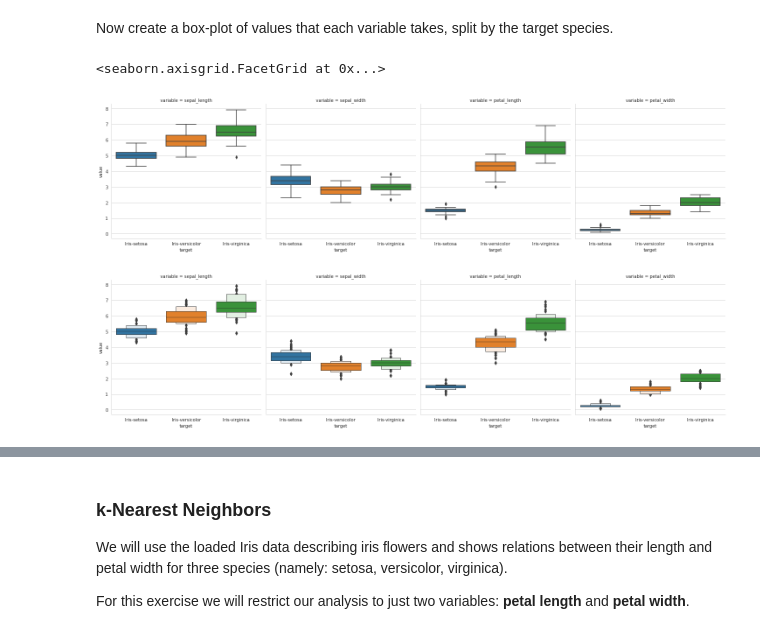
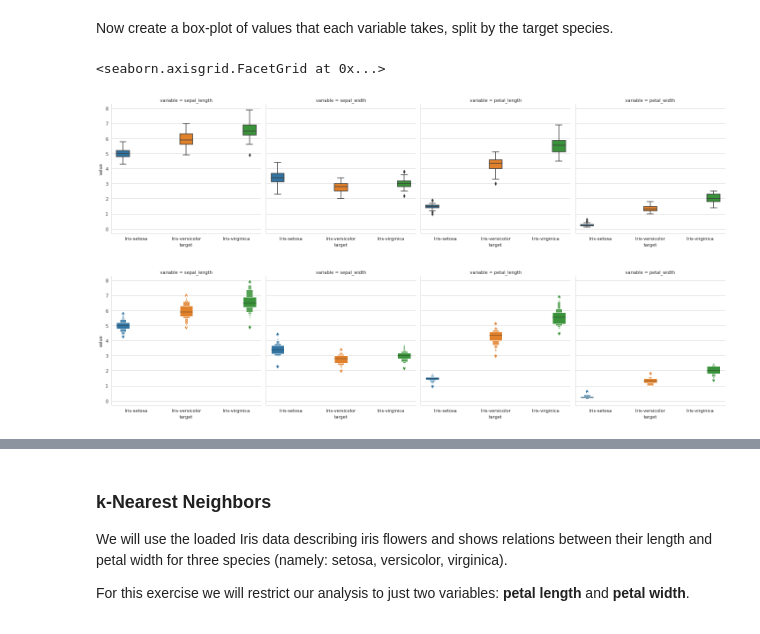
Before and after one commit to zbigos/ML2020, a Jupyter notebook: Lista1/lista1.ipynb, the cells around one changed output, grey strips where cells are left out. Drawn from its saved outputs; the diff is of its cells as text; code cells hidden in the pictures.

```diff
--- a/Lista1/lista1.ipynb
+++ b/Lista1/lista1.ipynb
@@ -325,16 +368,38 @@ iris_df_long.head()
 Now create a box-plot of values that each variable takes, split by the target species.
 # %%
 # Hint: use a `catplot`
-sns.catplot(...)
+sns.catplot(
+    x = "target",
+    y = "value",
+    hue = "target",
+    data = iris_df_long,
+    kind = "box",
+    col = "variable",
+)
 
 # TODO: create two more plots, using a boxenplot and a swarmplot.
 
-sns.catplot(...)
-sns.catplot(...)
+sns.catplot(
+    x = "target",
+    y = "value",
+    hue = "target",
+    data = iris_df_long,
+    kind = "boxen",
+    col = "variable",
+)
+
+sns.catplot(
+    x = "target",
+    y = "value",
+    hue = "target",
+    data = iris_df_long,
+    kind = "swarm",
+    col = "variable",
+)
 # %% [output]
 <seaborn.axisgrid.FacetGrid at 0x...>
-[figure, old version]
+[figure, new version]
-[figure, old version]
+[figure, new version]
 [figure]
 # %% [markdown]
 ### k-Nearest Neighbors
```
Also changed, not shown: parts of 11 cells of this notebook.
